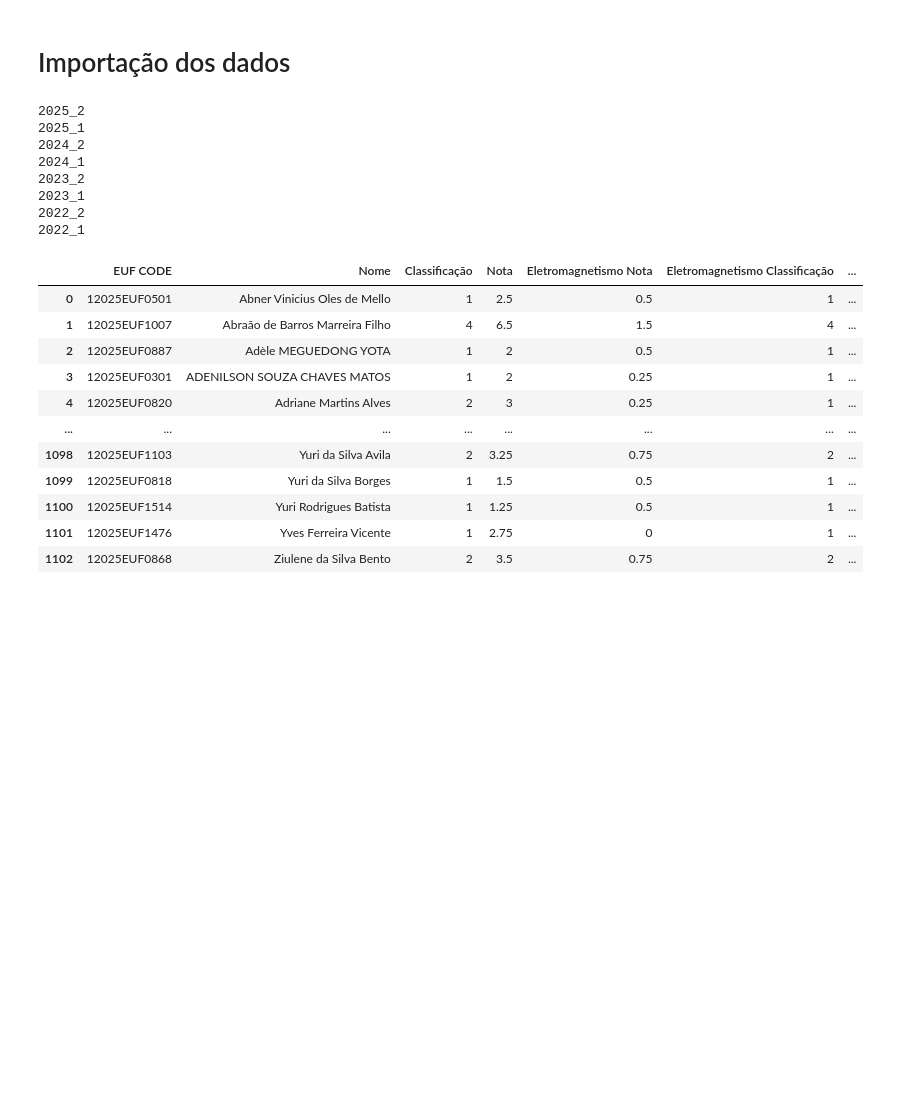
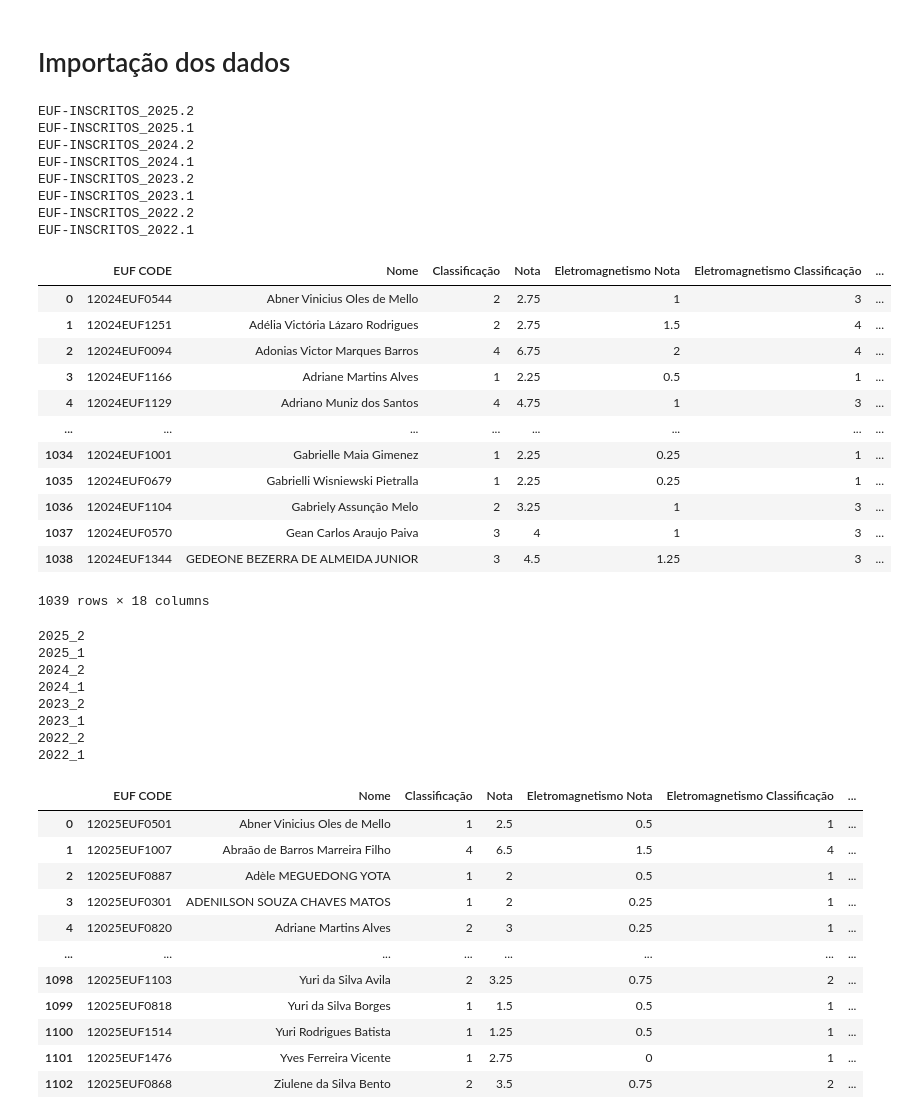
Before and after one commit to ifusppos/ingresso_pgifusp, a Jupyter notebook: EUF_Melhor-Nota.ipynb, the cells around one changed output. Saved outputs shown, nothing was run; the diff lists cells and outputs as text; code cells hidden in the pictures; blank space fills up the shorter version.

Commit message:
Bloco para pegar os documentos dos participantes do EUF nas planilhas de inscrição

```diff
--- a/EUF_Melhor-Nota.ipynb
+++ b/EUF_Melhor-Nota.ipynb
@@ -258,6 +258,39 @@ try:
   dfs_euf.remove('2021_2') #  remove edição cancelada do EUF caso ela esteja erroneamente na planilha de notas.
 except:
   pass
+# %%
+# Pega os documentos dos participantes do EUF nas planilhas de inscrição
+for key in dfs_euf[:8]:
+  planilha_inscritos = str('EUF-INSCRITOS_' + key.replace('_','.'))
+  inscritos = gc.open(planilha_inscritos, folder_id = id_pasta_2)
+  rows = inscritos.worksheet('Sheet1').get_all_values() # pega os valores preenchidas com algum valor das linhas da planilha
+  rows = removeVirgulaGS(rows)
+  dataframe=pd.DataFrame.from_records(rows[3:],columns=rows[2])
+  dataframe = dataframe.rename(columns={'Número' : 'EUF CODE'})
+  dic[key] = pd.merge(dic[key],dataframe[['EUF CODE','Documento']])
+# dic['2024_1']
+# %% [output]
+EUF-INSCRITOS_2025.2
+EUF-INSCRITOS_2025.1
+EUF-INSCRITOS_2024.2
+EUF-INSCRITOS_2024.1
+EUF-INSCRITOS_2023.2
+EUF-INSCRITOS_2023.1
+EUF-INSCRITOS_2022.2
+EUF-INSCRITOS_2022.1
+|  | EUF CODE | Nome | Classificação | Nota | Eletromagnetismo Nota | Eletromagnetismo Classificação | ... |
+| 0 | 12024EUF0544 | Abner Vinicius Oles de Mello | 2 | 2.75 | 1 | 3 | ... |
+| 1 | 12024EUF1251 | Adélia Victória Lázaro Rodrigues | 2 | 2.75 | 1.5 | 4 | ... |
+| 2 | 12024EUF0094 | Adonias Victor Marques Barros | 4 | 6.75 | 2 | 4 | ... |
+| 3 | 12024EUF1166 | Adriane Martins Alves | 1 | 2.25 | 0.5 | 1 | ... |
+| 4 | 12024EUF1129 | Adriano Muniz dos Santos | 4 | 4.75 | 1 | 3 | ... |
+| ... | ... | ... | ... | ... | ... | ... | ... |
+| 1034 | 12024EUF1001 | Gabrielle Maia Gimenez | 1 | 2.25 | 0.25 | 1 | ... |
+| 1035 | 12024EUF0679 | Gabrielli Wisniewski Pietralla | 1 | 2.25 | 0.25 | 1 | ... |
+| 1036 | 12024EUF1104 | Gabriely Assunção Melo | 2 | 3.25 | 1 | 3 | ... |
+| 1037 | 12024EUF0570 | Gean Carlos Araujo Paiva | 3 | 4 | 1 | 3 | ... |
+| 1038 | 12024EUF1344 | GEDEONE BEZERRA DE ALMEIDA JUNIOR | 3 | 4.5 | 1.25 | 3 | ... |
+1039 rows × 18 columns
 # %%
 # não precisa execultar
 for key in dfs_euf[:8]:  #Verifica e lista todos as edições de EUF
```
Also changed, not shown: parts of 1 cell of this notebook.
